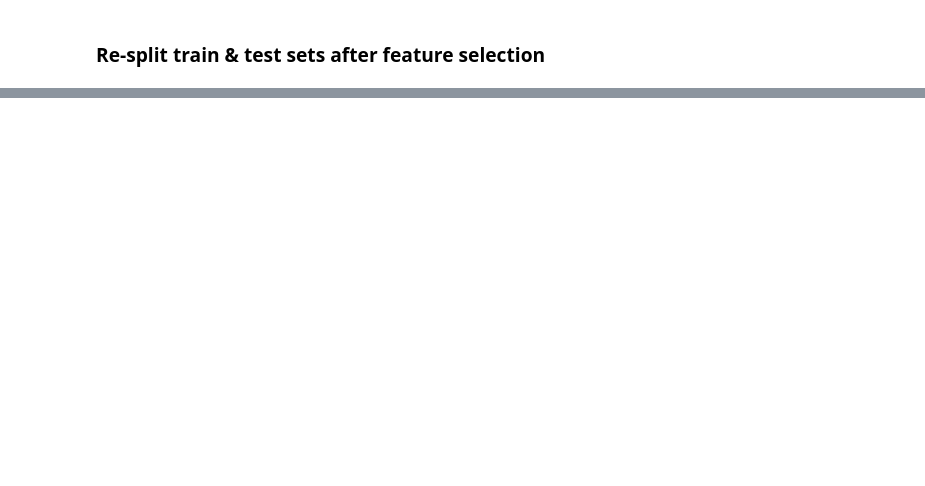
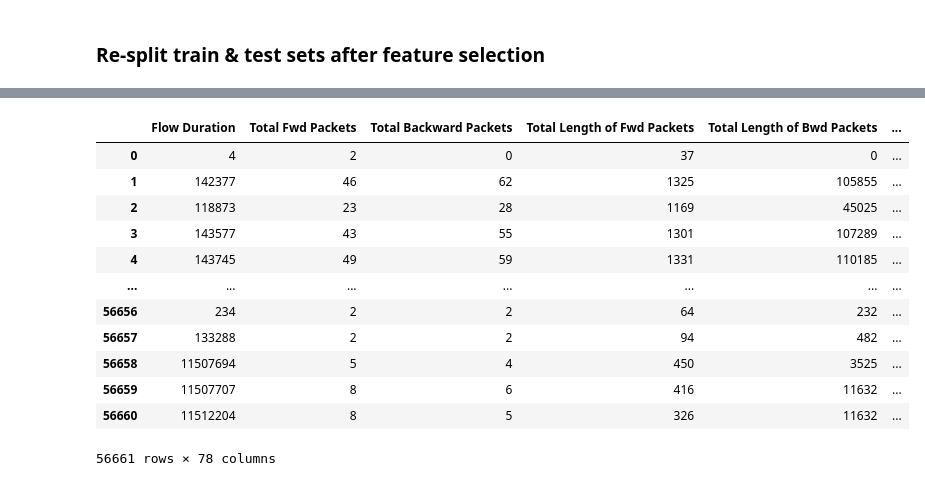
Before and after one commit to TheTallProgrammer/4371-Project-Structure-For-Jupyter-Notebook, a Jupyter notebook: MTH_IDS_IoTJ-comparison.ipynb, the cells around one changed output, grey strips where cells are left out. Saved outputs shown, nothing was run; the diff lists cells and outputs as text; code cells hidden in the pictures; blank space fills up the shorter version.

```diff
--- a/MTH_IDS_IoTJ-comparison.ipynb
+++ b/MTH_IDS_IoTJ-comparison.ipynb
@@ -631,2 +402,22 @@ df=pd.read_csv('./data/CICIDS2017_sample_km.csv')
+# %%
+#Read dataset
+df = pd.read_csv('./data/CICIDS2017_sample.csv')
+# The results in this code is based on the original CICIDS2017 dataset. Please go to cell [21] if you work on the sampled dataset.
+# %%
+df
+# %% [output]
+|  | Flow Duration | Total Fwd Packets | Total Backward Packets | Total Length of Fwd Packets | Total Length of Bwd Packets | ... |
+| 0 | 4 | 2 | 0 | 37 | 0 | ... |
+| 1 | 142377 | 46 | 62 | 1325 | 105855 | ... |
+| 2 | 118873 | 23 | 28 | 1169 | 45025 | ... |
+| 3 | 143577 | 43 | 55 | 1301 | 107289 | ... |
+| 4 | 143745 | 49 | 59 | 1331 | 110185 | ... |
+| ... | ... | ... | ... | ... | ... | ... |
+| 56656 | 234 | 2 | 2 | 64 | 232 | ... |
+| 56657 | 133288 | 2 | 2 | 94 | 482 | ... |
+| 56658 | 11507694 | 5 | 4 | 450 | 3525 | ... |
+| 56659 | 11507707 | 8 | 6 | 416 | 11632 | ... |
+| 56660 | 11512204 | 8 | 5 | 326 | 11632 | ... |
+56661 rows × 78 columns
 # %%
 df.Label.value_counts()
```
Also changed, not shown: parts of 153 cells of this notebook, 2 other files.
